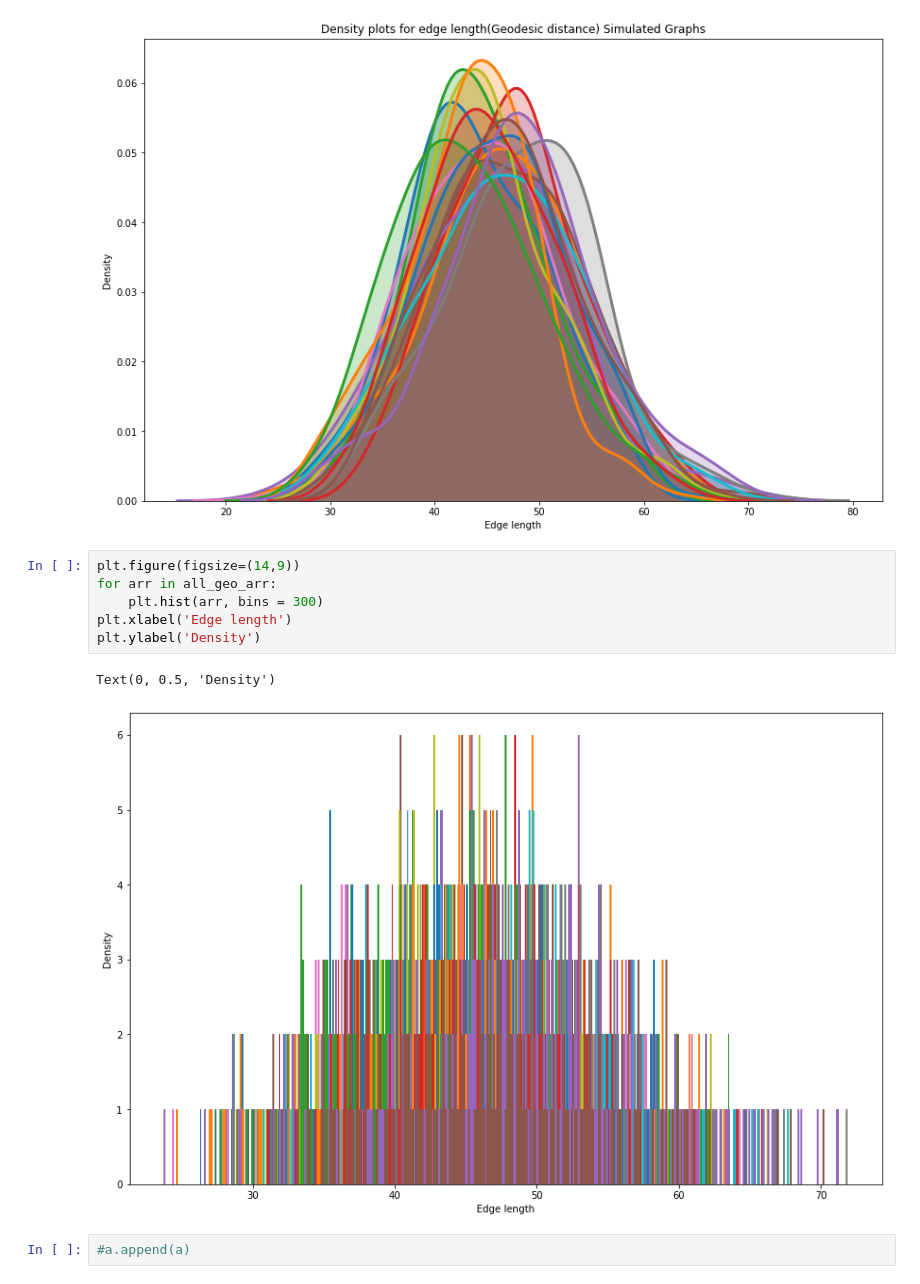
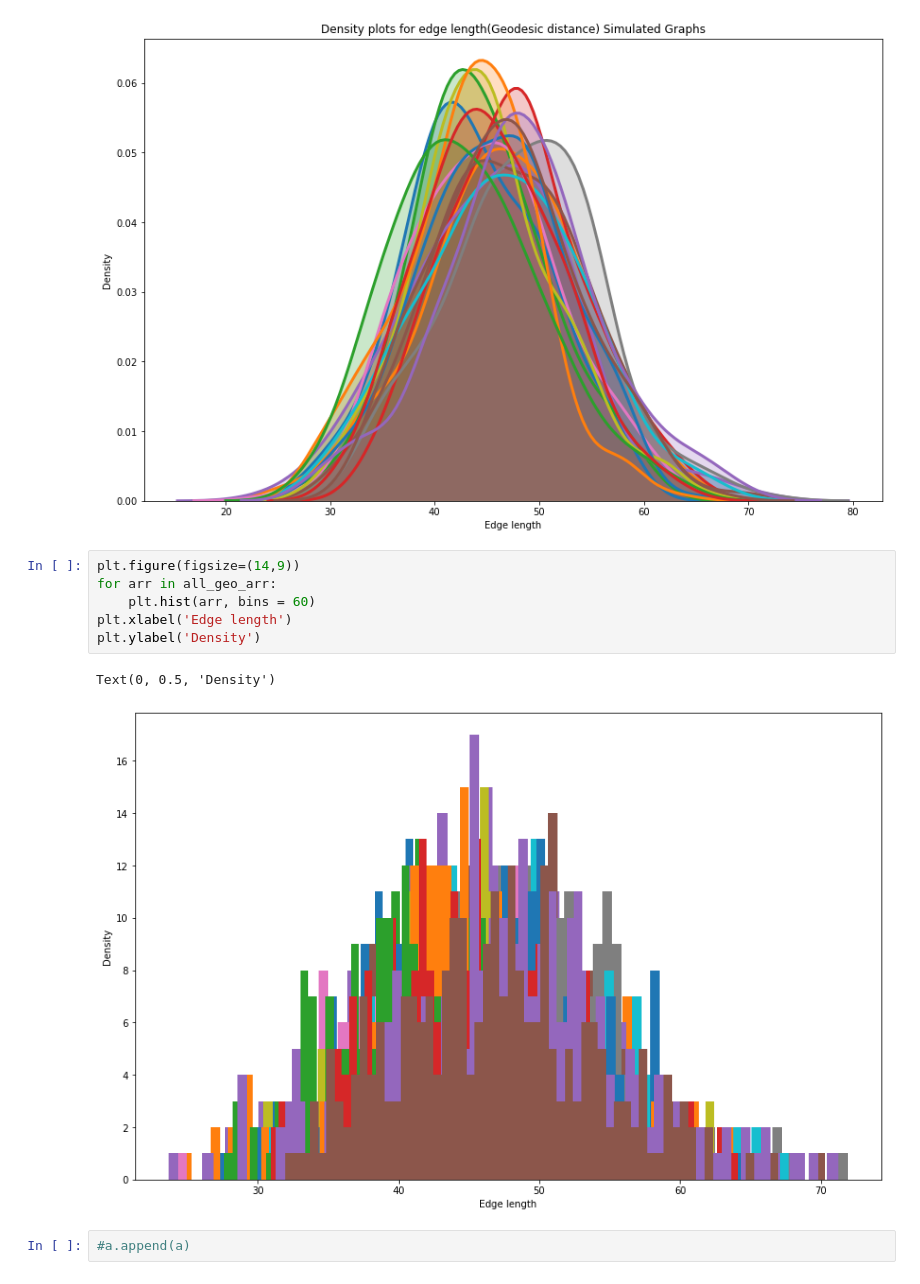
Before and after one commit to Rohit3594/Graph_matching, a Jupyter notebook: simulated_graph_stats.ipynb, the cells around one changed output. Cells and saved outputs as stored; diff of their text form.

```diff
--- a/simulated_graph_stats.ipynb
+++ b/simulated_graph_stats.ipynb
@@ -92,11 +92,11 @@ Text(0, 0.5, 'Density')
 # %%
 plt.figure(figsize=(14,9))
 for arr in all_geo_arr:
-    plt.hist(arr, bins = 300)
+    plt.hist(arr, bins = 60)
 plt.xlabel('Edge length')
 plt.ylabel('Density')
 # %% [output]
 Text(0, 0.5, 'Density')
-[figure, old version]
+[figure, new version]
 # %%
 #a.append(a)
```
Also changed, not shown: 7 other files.
